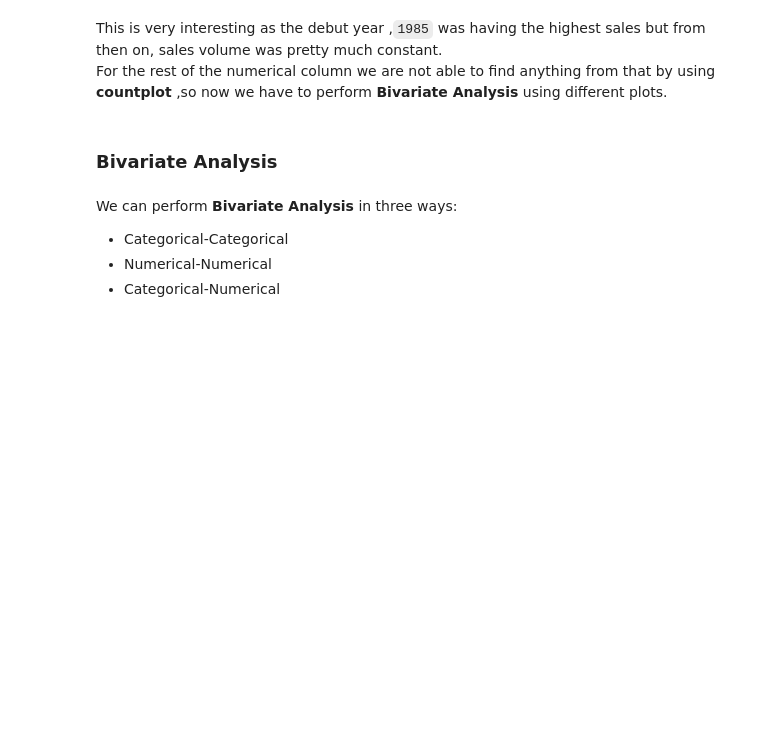
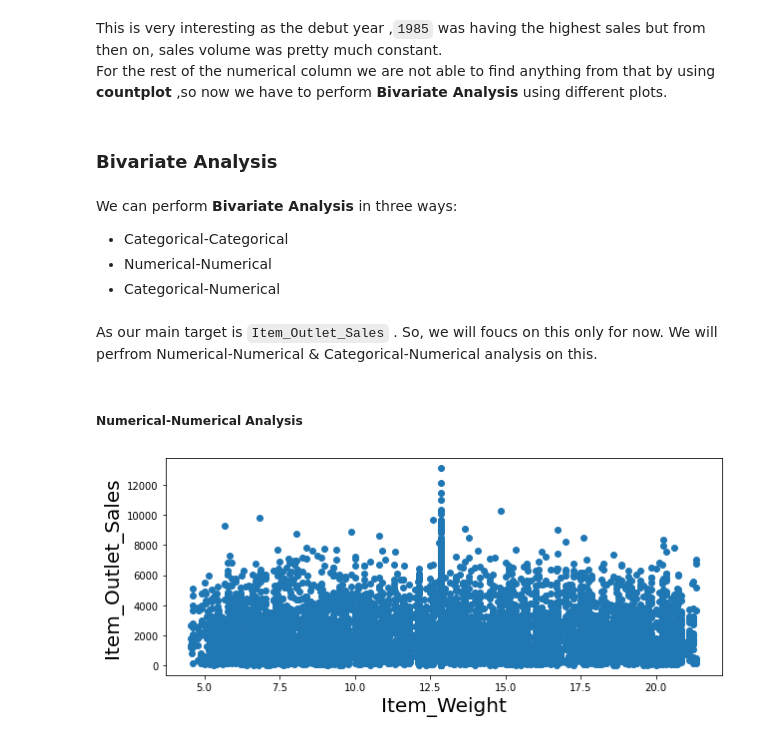
Before and after one commit to RaqeebShaikh12/EDA-BIG-MART-SALES, a Jupyter notebook: EDA_END_TERM_BIG_MART_SALES_(2).ipynb, the cells around one changed output. Saved outputs shown, nothing was run; the diff lists cells and outputs as text; code cells hidden in the pictures; blank space fills up the shorter version.

```diff
--- a/EDA_END_TERM_BIG_MART_SALES_(2).ipynb
+++ b/EDA_END_TERM_BIG_MART_SALES_(2).ipynb
@@ -340,3 +342,16 @@ We can perform **Bivariate Analysis** in three ways:
 - Categorical-Categorical
 - Numerical-Numerical
 - Categorical-Numerical
+# %% [markdown]
+As our main target is `Item_Outlet_Sales` . So, we will foucs on this only for now. We will perfrom Numerical-Numerical & Categorical-Numerical analysis on this.
+# %% [markdown]
+##### Numerical-Numerical Analysis
+# %%
+# Scatter Plot of Item_Outlet_Sales & Item_Weight
+plt.figure(figsize=(10,4))
+plt.scatter(x='Item_Weight',y='Item_Outlet_Sales', data=inp0)
+plt.xlabel('Item_Weight',fontsize=20)
+plt.ylabel('Item_Outlet_Sales',fontsize=20)
+plt.show()
+# %% [output]
+[figure, added]
```
Also changed, not shown: parts of 20 cells of this notebook.
